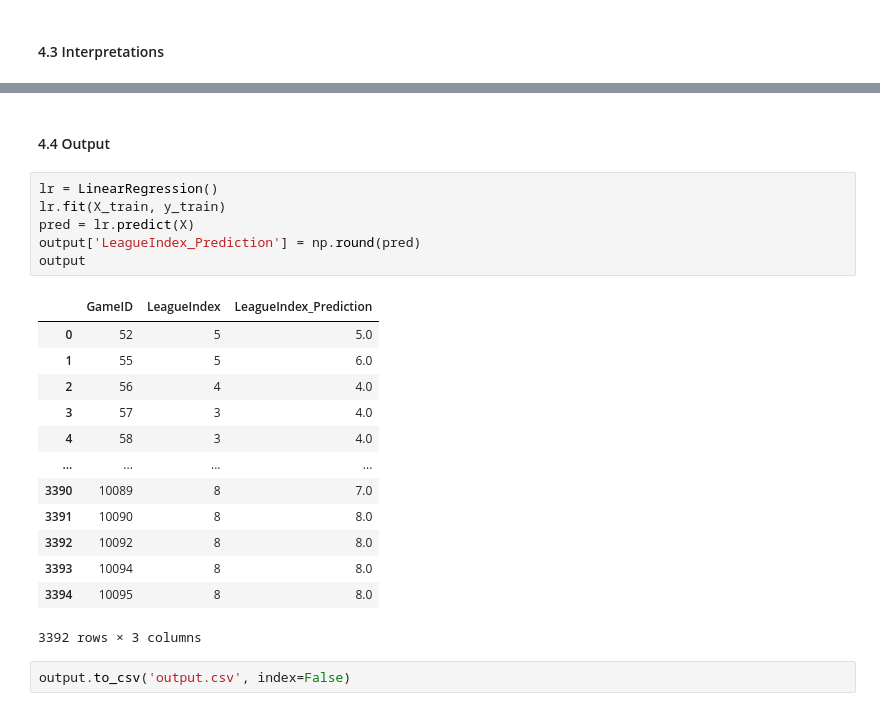
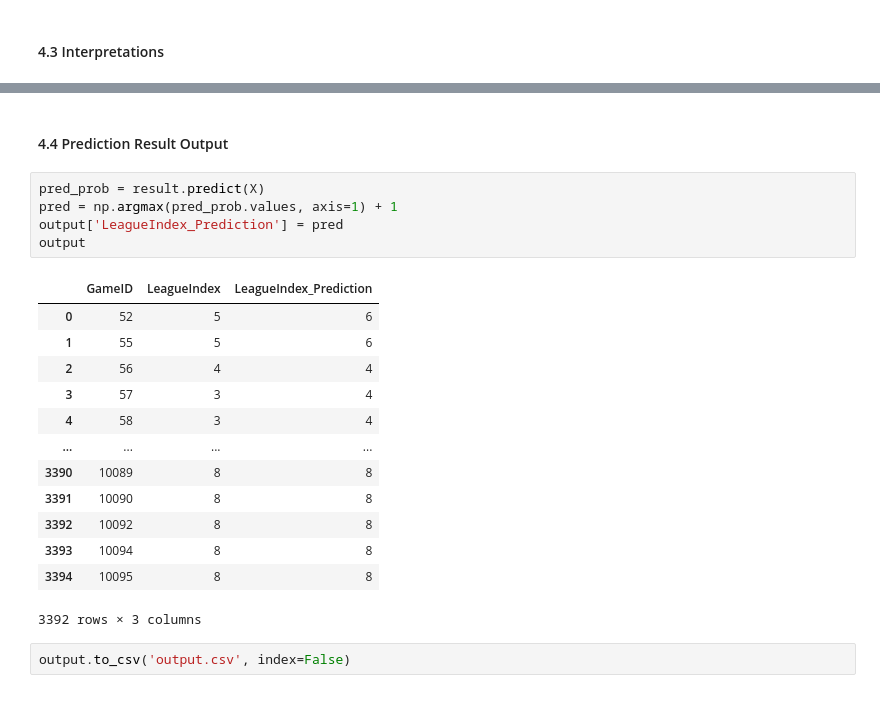
Before and after one commit to rochjia/EG_Assessment_DS_Roch, a Jupyter notebook: EG_DS_Assessment_Runqing_Jia.ipynb, the cells around one changed output, grey strips where cells are left out. Cells and saved outputs as stored; diff of their text form.

Commit message:
M: code update and output update

```diff
--- a/EG_DS_Assessment_Runqing_Jia.ipynb
+++ b/EG_DS_Assessment_Runqing_Jia.ipynb
@@ -651,25 +709,24 @@ Name: Coefficient, dtype: float64
 # %% [markdown]
-#### 4.4 Output
+#### 4.4 Prediction Result Output
-# %%
-lr = LinearRegression()
-lr.fit(X_train, y_train)
-pred = lr.predict(X)
-output['LeagueIndex_Prediction'] = np.round(pred)
-output
-# %% [output]
-|  | GameID | LeagueIndex | LeagueIndex_Prediction |
-| 0 | 52 | 5 | 5.0 |
-| 1 | 55 | 5 | 6.0 |
-| 2 | 56 | 4 | 4.0 |
-| 3 | 57 | 3 | 4.0 |
-| 4 | 58 | 3 | 4.0 |
-| ... | ... | ... | ... |
-| 3390 | 10089 | 8 | 7.0 |
-| 3391 | 10090 | 8 | 8.0 |
-| 3392 | 10092 | 8 | 8.0 |
-| 3393 | 10094 | 8 | 8.0 |
-| 3394 | 10095 | 8 | 8.0 |
-3392 rows × 3 columns
+# %%
+pred_prob = result.predict(X)
+pred = np.argmax(pred_prob.values, axis=1) + 1
+output['LeagueIndex_Prediction'] = pred
+output
+# %% [output]
+|  | GameID | LeagueIndex | LeagueIndex_Prediction |
+| 0 | 52 | 5 | 6 |
+| 1 | 55 | 5 | 6 |
+| 2 | 56 | 4 | 4 |
+| 3 | 57 | 3 | 4 |
+| 4 | 58 | 3 | 4 |
+| ... | ... | ... | ... |
+| 3390 | 10089 | 8 | 8 |
+| 3391 | 10090 | 8 | 8 |
+| 3392 | 10092 | 8 | 8 |
+| 3393 | 10094 | 8 | 8 |
+| 3394 | 10095 | 8 | 8 |
+3392 rows × 3 columns
 # %%
 output.to_csv('output.csv', index=False)
 # %% [markdown]
```
Also changed, not shown: parts of 25 cells of this notebook, 1 other file.
